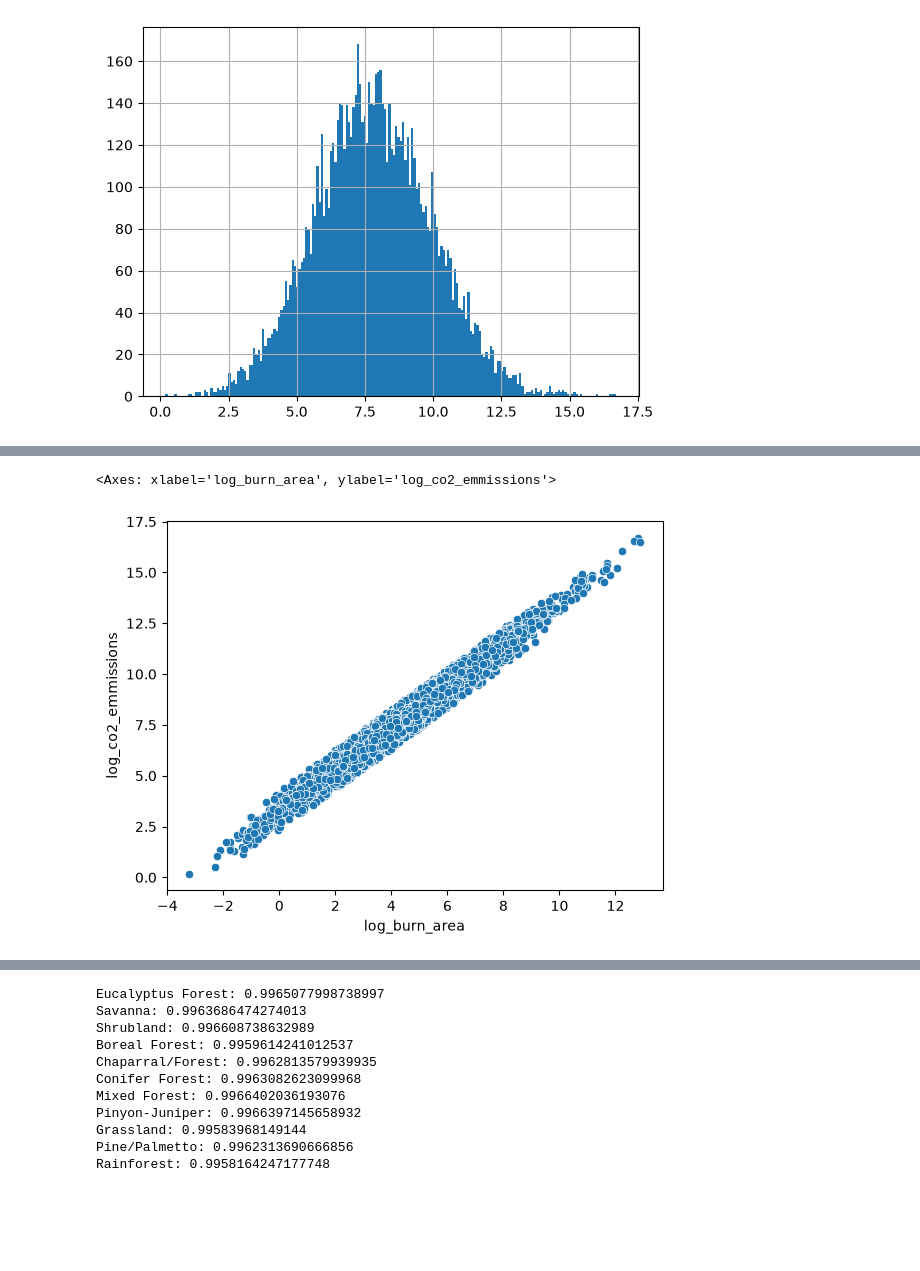
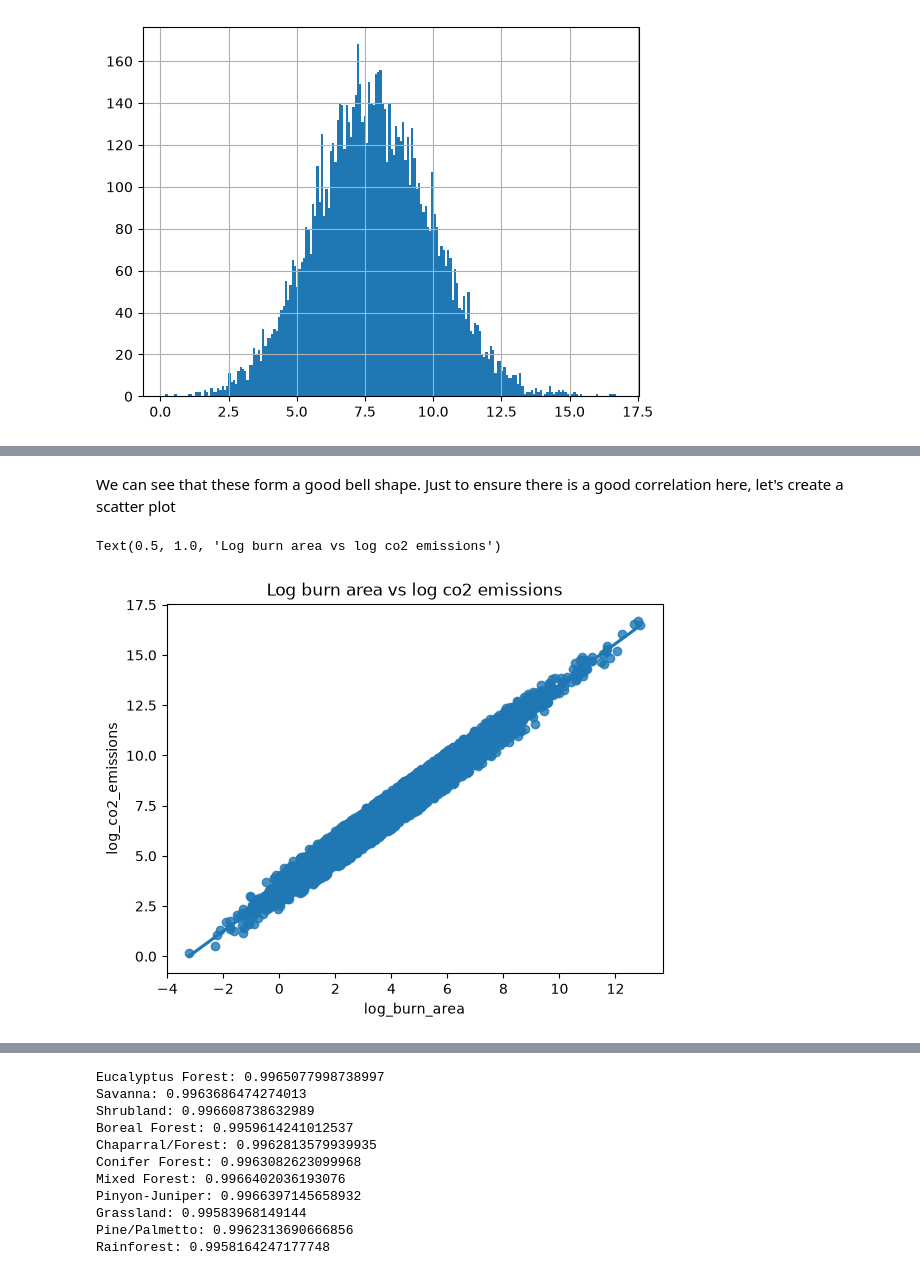
Before and after one commit to EdKinge/Wildfire-ML-Project, a Jupyter notebook: co2_prediction.ipynb, the cells around one changed output, grey strips where cells are left out. Saved outputs shown, nothing was run; the diff lists cells and outputs as text; code cells hidden in the pictures; blank space fills up the shorter version.

Commit message:
Added label to graph

```diff
--- a/co2_prediction.ipynb
+++ b/co2_prediction.ipynb
@@ -72,6 +72,6 @@ To get a more normalised histogram, let's apply a log function to the data.
 # %%
 df["log_burn_area"] = np.log(df["burn_area_km2"])
-df["log_co2_emmissions"] = np.log(df["co2_emissions_tonnes"])
+df["log_co2_emissions"] = np.log(df["co2_emissions_tonnes"])
 
 df["log_burn_area"].hist(bins=200)
 # %% [output]
@@ -91,5 +85,8 @@ sns.barplot(x=df["burn_area_km2"], y=df["vegetation_type"])
+# %% [markdown]
+We can see that these form a good bell shape. Just to ensure there is a good correlation here, let's create a scatter plot
 # %%
-sns.scatterplot(x=df["log_burn_area"], y=df["log_co2_emmissions"])
+reg_plot = sns.regplot(x=df["log_burn_area"], y=df["log_co2_emissions"])
+reg_plot.set_title(label="Log burn area vs log co2 emissions")
 # %% [output]
-<Axes: xlabel='log_burn_area', ylabel='log_co2_emmissions'>
+Text(0.5, 1.0, 'Log burn area vs log co2 emissions')
-[figure, old version]
+[figure, new version]
```
Also changed, not shown: parts of 6 cells of this notebook.
